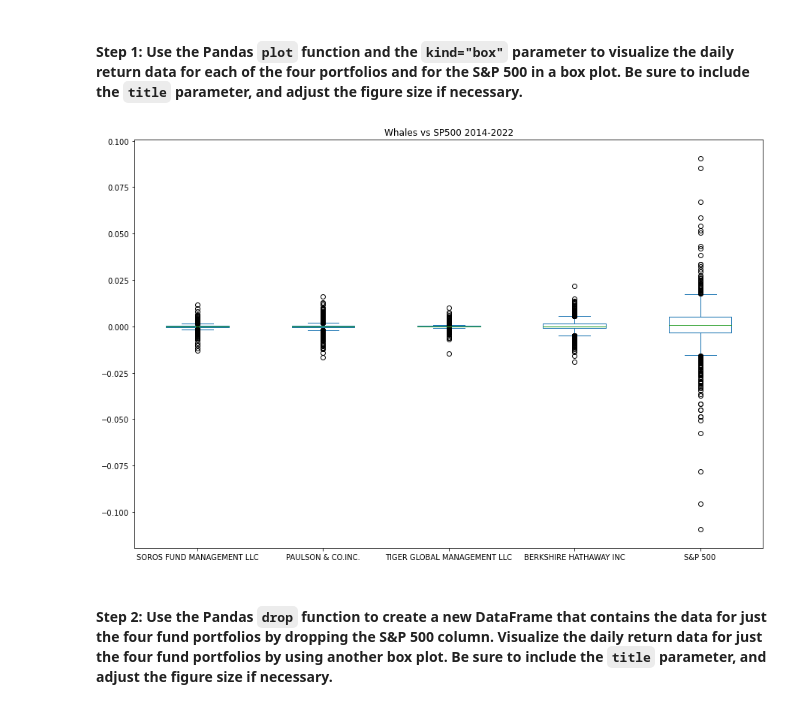
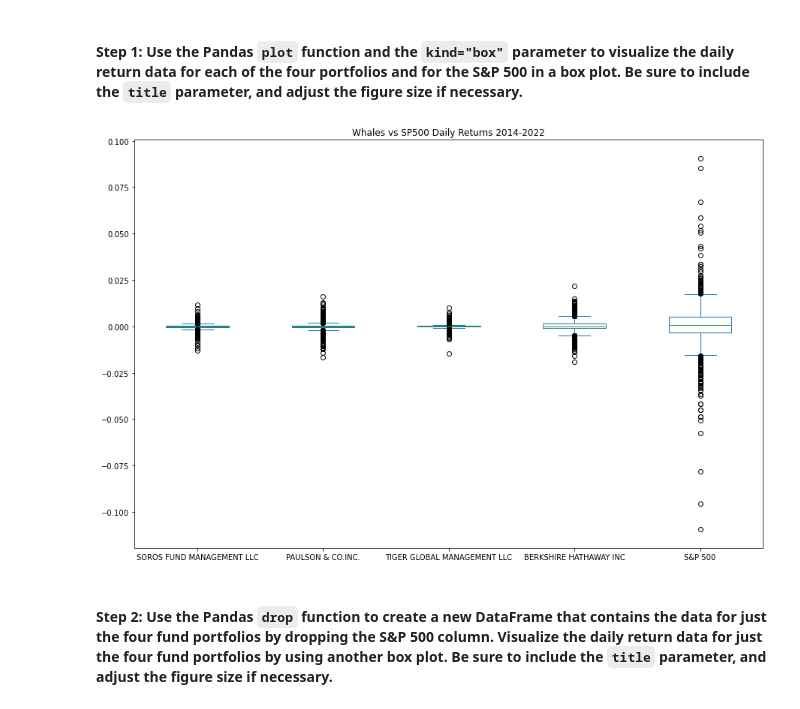
Before and after one commit to naomynaomy/module4challenge, a Jupyter notebook: Starter_Code/risk_return_analysis.ipynb, the cells around one changed output. Saved outputs shown, nothing was run; the diff lists cells and outputs as text; code cells hidden in the pictures.

```diff
--- a/Starter_Code/risk_return_analysis.ipynb
+++ b/Starter_Code/risk_return_analysis.ipynb
@@ -213,9 +213,9 @@ Analyze the volatility of each of the four fund portfolios and of the S&P 500 In
 # %%
 # Use the daily return data to create box plots to visualize the volatility of the 4 funds and the S&P 500
 # Include a title parameter and adjust the figure size
-ax = whales_df_daily.plot(kind ="box",figsize = (15, 10), title = "Whales vs SP500 2014-2022")
+ax = whales_df_daily.plot(kind ="box",figsize = (15, 10), title = "Whales vs SP500 Daily Returns 2014-2022")
 # %% [output]
-[figure, old version]
+[figure, new version]
 # %% [markdown]
 #### Step 2: Use the Pandas `drop` function to create a new DataFrame that contains the data for just the four fund portfolios by dropping the S&P 500 column. Visualize the daily return data for just the four fund portfolios by using another box plot. Be sure to include the `title` parameter, and adjust the figure size if necessary.
 # %%
```
Also changed, not shown: parts of 2 cells of this notebook.
